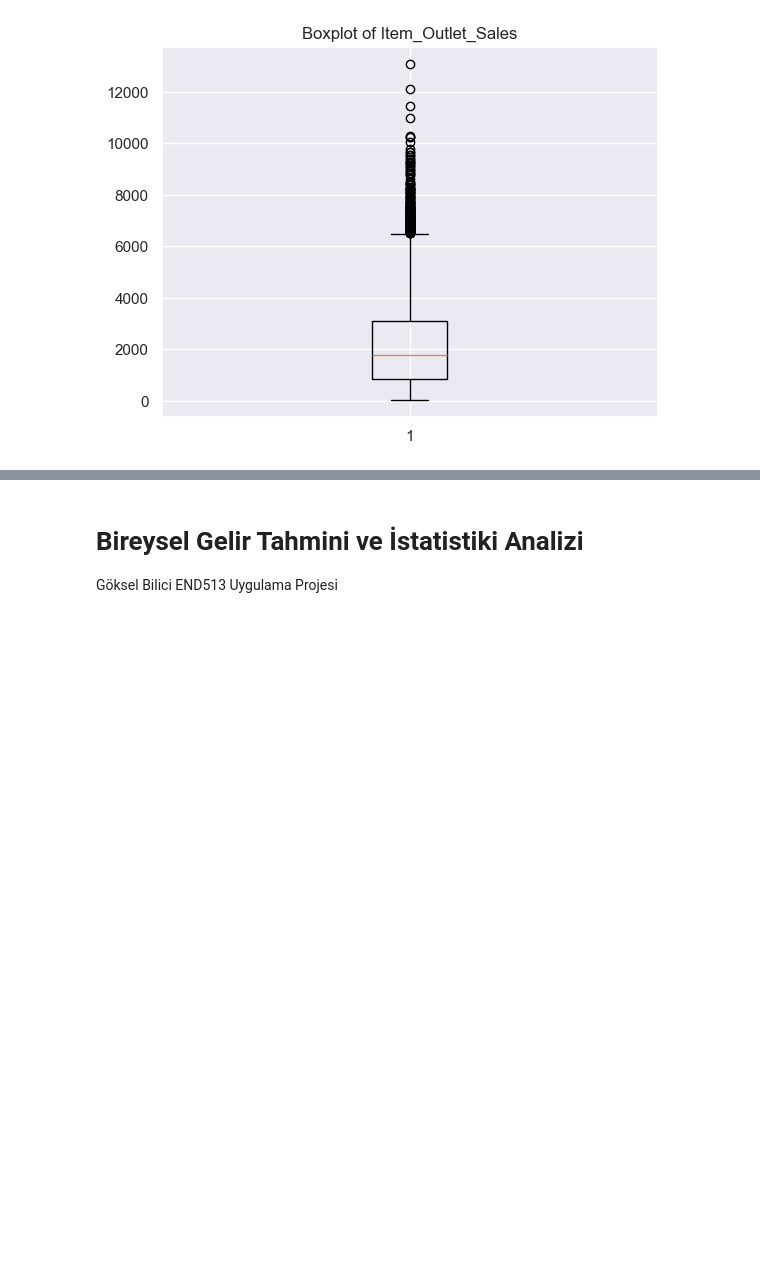
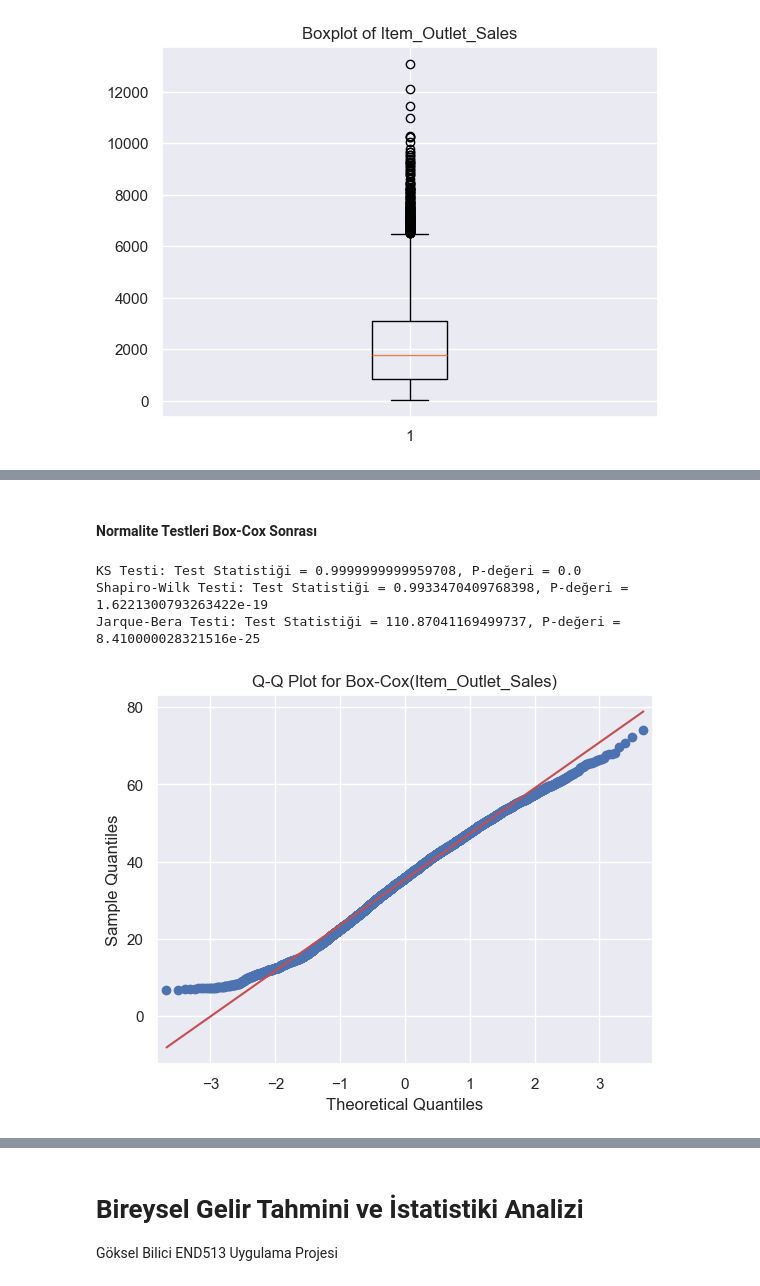
Before and after one commit to gokselbilici/advanced_stats, a Jupyter notebook: Göksel Bilici END513 Proje Bireysel Gider.ipynb, the cells around one changed output, grey strips where cells are left out. Saved outputs shown, nothing was run; the diff lists cells and outputs as text; code cells hidden in the pictures; blank space fills up the shorter version.

```diff
--- a/Göksel Bilici END513 Proje Bireysel Gider.ipynb
+++ b/Göksel Bilici END513 Proje Bireysel Gider.ipynb
@@ -735,0 +1029,27 @@ Reject H0: The data does not follow the normal distribution.
+# %% [markdown]
+#### Normalite Testleri Box-Cox Sonrası
+# %%
+# Box-Cox dönüşümlü veri
+boxcox_sales = data_analyze['BoxCox_Item_Outlet_Sales']
+
+# 1. Kolmogorov-Smirnov (KS) Testi
+ks_stat, ks_p_value = kstest(boxcox_sales, 'norm')
+print(f"KS Testi: Test Statistiği = {ks_stat}, P-değeri = {ks_p_value}")
+
+# 2. Shapiro-Wilk Testi
+shapiro_stat, shapiro_p_value = shapiro(boxcox_sales)
+print(f"Shapiro-Wilk Testi: Test Statistiği = {shapiro_stat}, P-değeri = {shapiro_p_value}")
+
+# 3. Jarque-Bera (JB) Testi
+jb_stat, jb_p_value = jarque_bera(boxcox_sales)
+print(f"Jarque-Bera Testi: Test Statistiği = {jb_stat}, P-değeri = {jb_p_value}")
+
+# 4. Q-Q Plot
+sm.qqplot(boxcox_sales, line='s')
+plt.title("Q-Q Plot for Box-Cox(Item_Outlet_Sales)")
+plt.show()
+# %% [output]
+KS Testi: Test Statistiği = 0.9999999999959708, P-değeri = 0.0
+Shapiro-Wilk Testi: Test Statistiği = 0.9933470409768398, P-değeri = 1.6221300793263422e-19
+Jarque-Bera Testi: Test Statistiği = 110.87041169499737, P-değeri = 8.410000028321516e-25
+[figure, added]
```
Also changed, not shown: parts of 110 cells of this notebook, 1 other file.
